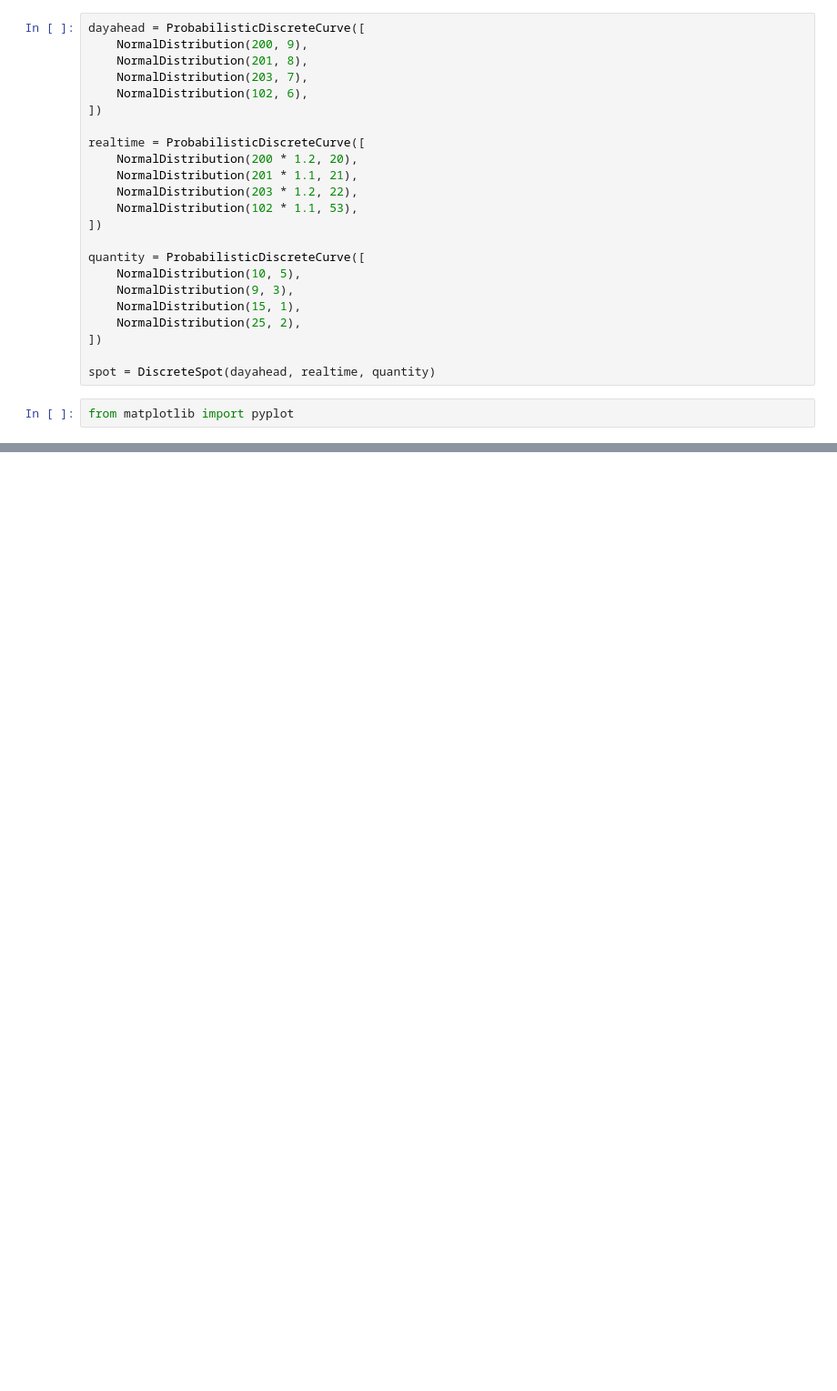
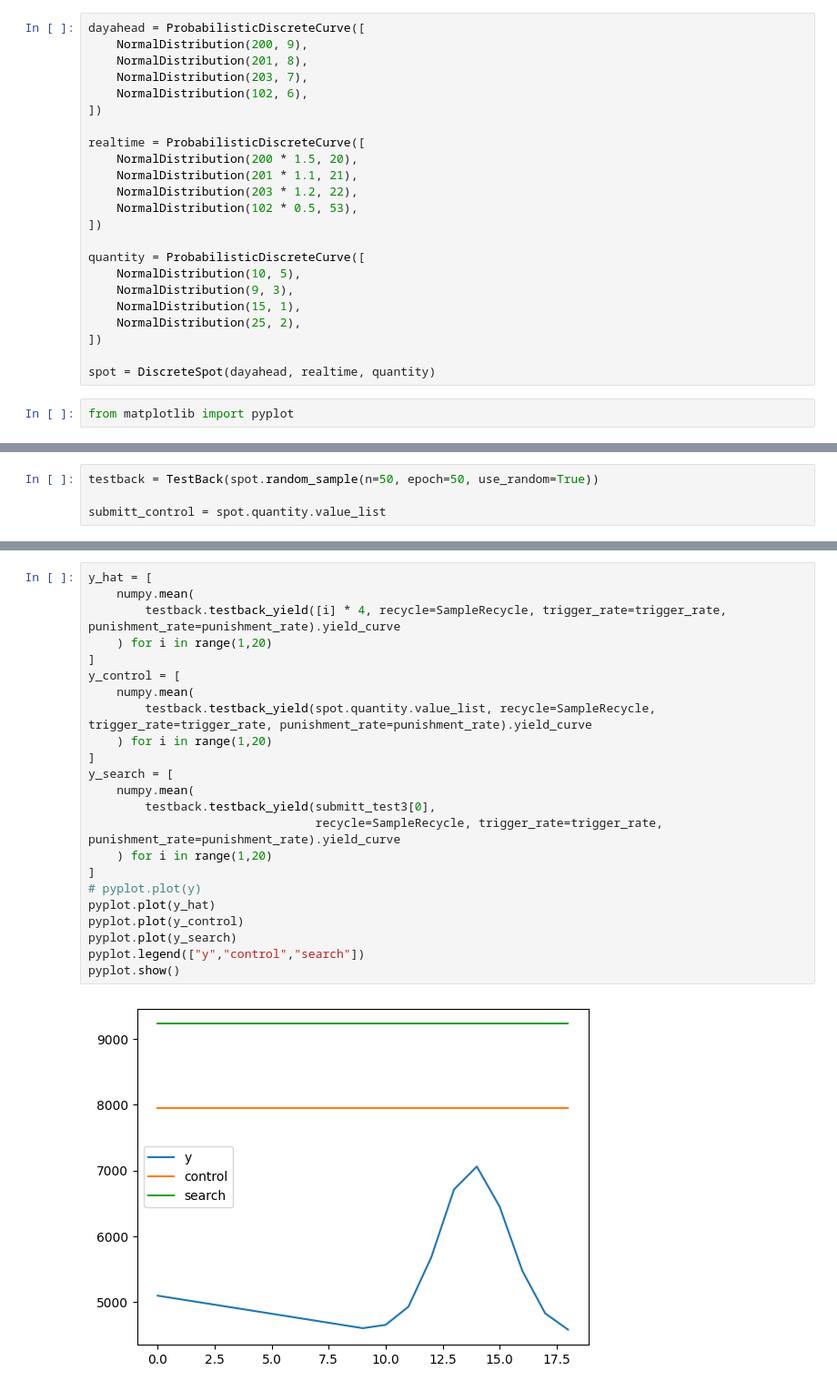
Before and after one commit to Sy-Sang/finance_utils, a Jupyter notebook: electrical/china/spot/nb2.ipynb, the cells around one changed output, grey strips where cells are left out. Shown at 91% size. Cells and saved outputs as stored; diff of their text form; blank space fills up the shorter version.

```diff
--- a/electrical/china/spot/nb2.ipynb
+++ b/electrical/china/spot/nb2.ipynb
@@ -14,10 +15,10 @@ dayahead = ProbabilisticDiscreteCurve([
 ])
 
 realtime = ProbabilisticDiscreteCurve([
-    NormalDistribution(200 * 1.2, 20),
+    NormalDistribution(200 * 1.5, 20),
     NormalDistribution(201 * 1.1, 21),
     NormalDistribution(203 * 1.2, 22),
-    NormalDistribution(102 * 1.1, 53),
+    NormalDistribution(102 * 0.5, 53),
 ])
 
 quantity = ProbabilisticDiscreteCurve([
@@ -74,0 +39,4 @@ print(crgs[-1][0])
+# %%
+testback = TestBack(spot.random_sample(n=50, epoch=50, use_random=True))
+
+submitt_control = spot.quantity.value_list
@@ -74,0 +123,25 @@ print(crgs[-1][0])
+# %%
+y_hat = [
+    numpy.mean(
+        testback.testback_yield([i] * 4, recycle=SampleRecycle, trigger_rate=trigger_rate, punishment_rate=punishment_rate).yield_curve
+    ) for i in range(1,20)
+]
+y_control = [
+    numpy.mean(
+        testback.testback_yield(spot.quantity.value_list, recycle=SampleRecycle, trigger_rate=trigger_rate, punishment_rate=punishment_rate).yield_curve
+    ) for i in range(1,20)
+]
+y_search = [
+    numpy.mean(
+        testback.testback_yield(submitt_test3[0],
+                                recycle=SampleRecycle, trigger_rate=trigger_rate, punishment_rate=punishment_rate).yield_curve
+    ) for i in range(1,20)
+]
+# pyplot.plot(y)
+pyplot.plot(y_hat)
+pyplot.plot(y_control)
+pyplot.plot(y_search)
+pyplot.legend(["y","control","search"])
+pyplot.show()
+# %% [output]
+[figure, added]
```
Also changed, not shown: parts of 7 cells of this notebook, 5 other files.
